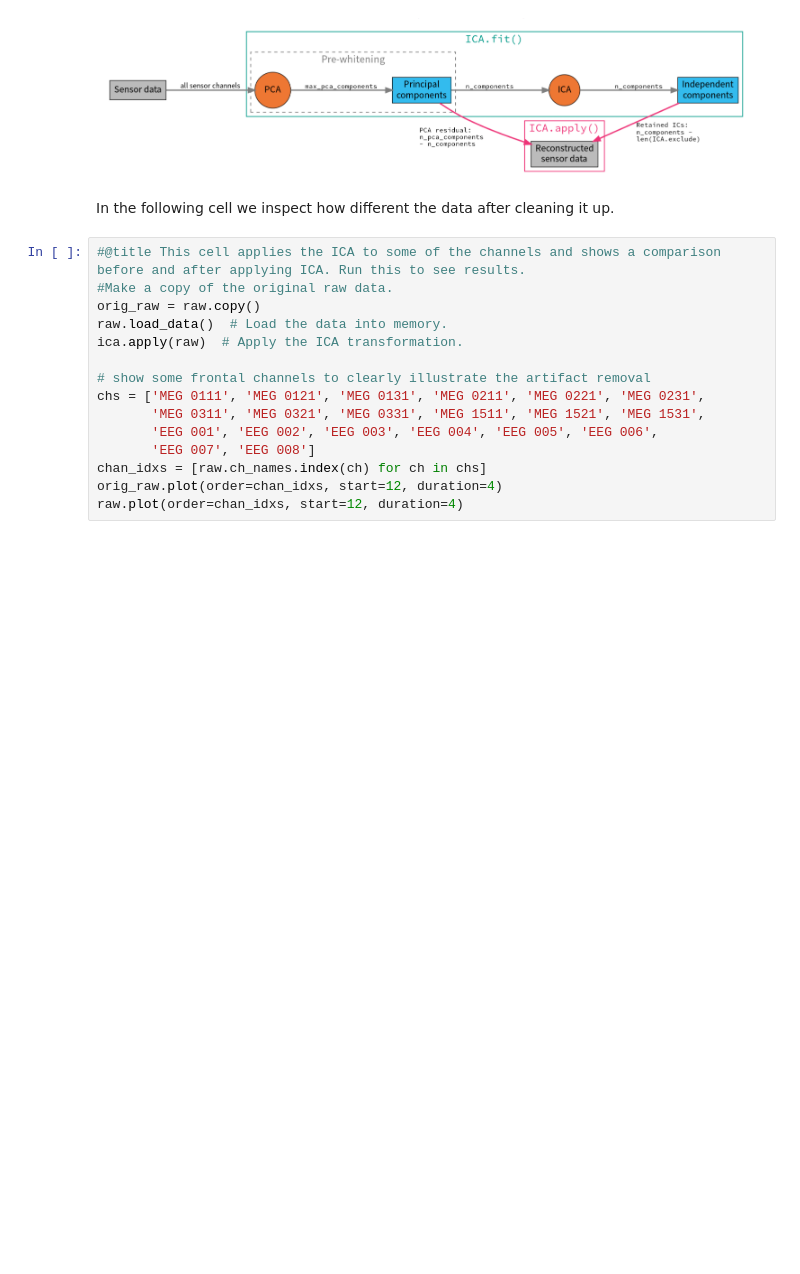
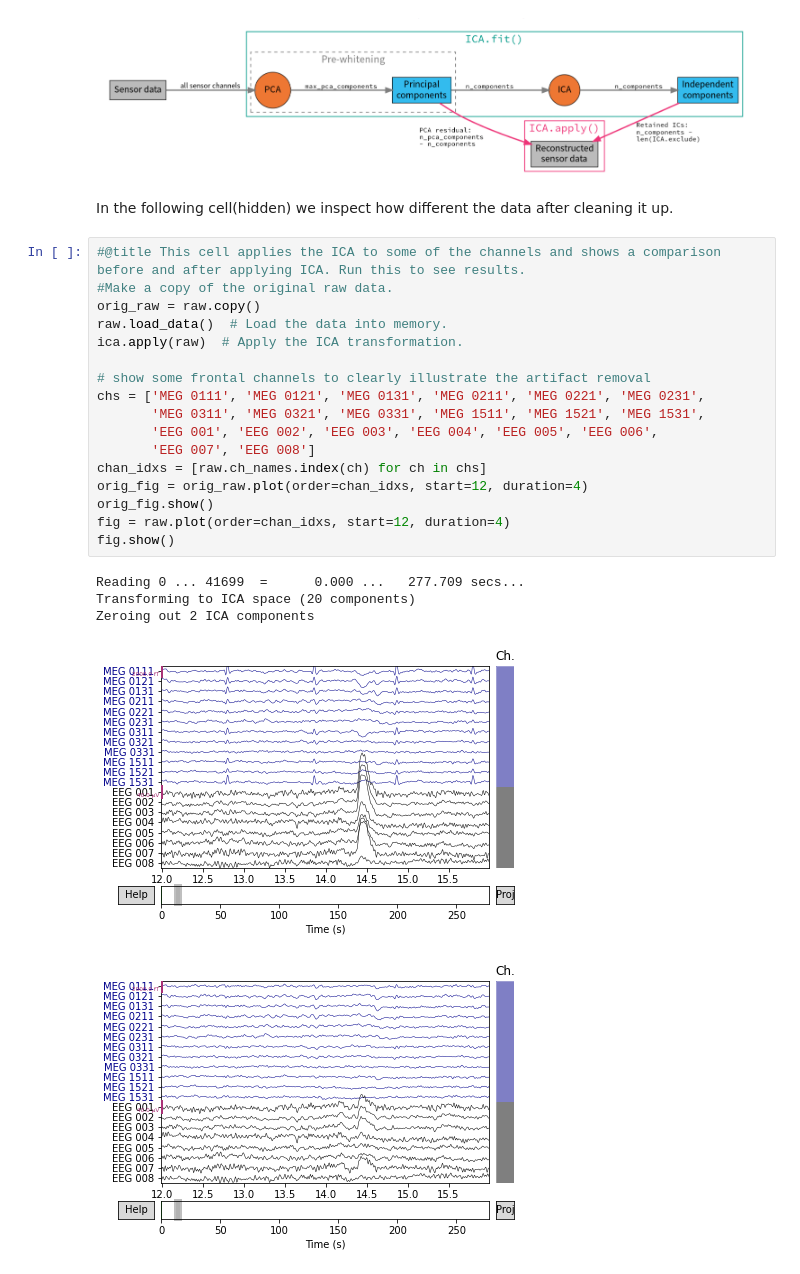
Before and after one commit to simpleParadox/PSYCO-576-Fall-2020, a Jupyter notebook: PSYCO_576_ML_for_Psychology_DW_1.ipynb, the cells around one changed output. Drawn from its saved outputs; the diff is of its cells as text; blank space fills up the shorter version.

```diff
--- a/PSYCO_576_ML_for_Psychology_DW_1.ipynb
+++ b/PSYCO_576_ML_for_Psychology_DW_1.ipynb
@@ -142,19 +178,27 @@ ica.exclude = [1, 2]  # Components to exlcude.
 # %% [markdown]
 ![ICA Pipeline.png](embedded-picture-1)
 # %% [markdown]
-In the following cell we inspect how different the data after cleaning it up.
+In the following cell(hidden) we inspect how different the data after cleaning it up.
 # %%
 #@title This cell applies the ICA to some of the channels and shows a comparison before and after applying ICA. Run this to see results.
 #Make a copy of the original raw data.
 orig_raw = raw.copy()
 raw.load_data()  # Load the data into memory.
 ica.apply(raw)  # Apply the ICA transformation.
 
 # show some frontal channels to clearly illustrate the artifact removal
 chs = ['MEG 0111', 'MEG 0121', 'MEG 0131', 'MEG 0211', 'MEG 0221', 'MEG 0231',
        'MEG 0311', 'MEG 0321', 'MEG 0331', 'MEG 1511', 'MEG 1521', 'MEG 1531',
        'EEG 001', 'EEG 002', 'EEG 003', 'EEG 004', 'EEG 005', 'EEG 006',
        'EEG 007', 'EEG 008']
 chan_idxs = [raw.ch_names.index(ch) for ch in chs]
-orig_raw.plot(order=chan_idxs, start=12, duration=4)
-raw.plot(order=chan_idxs, start=12, duration=4)
+orig_fig = orig_raw.plot(order=chan_idxs, start=12, duration=4)
+orig_fig.show()
+fig = raw.plot(order=chan_idxs, start=12, duration=4)
+fig.show()
+# %% [output]
+Reading 0 ... 41699  =      0.000 ...   277.709 secs...
+Transforming to ICA space (20 components)
+Zeroing out 2 ICA components
+[figure, added]
+[figure, added]
```
Also changed, not shown: parts of 33 cells of this notebook.
